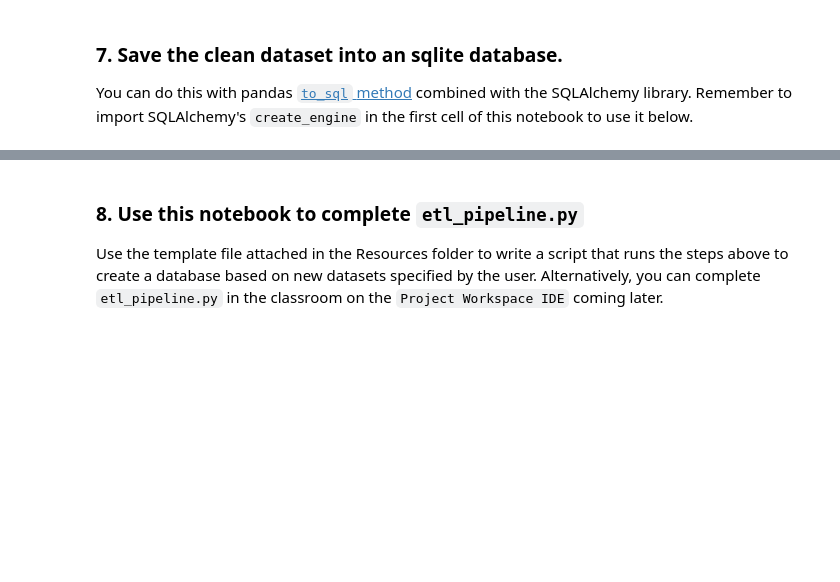
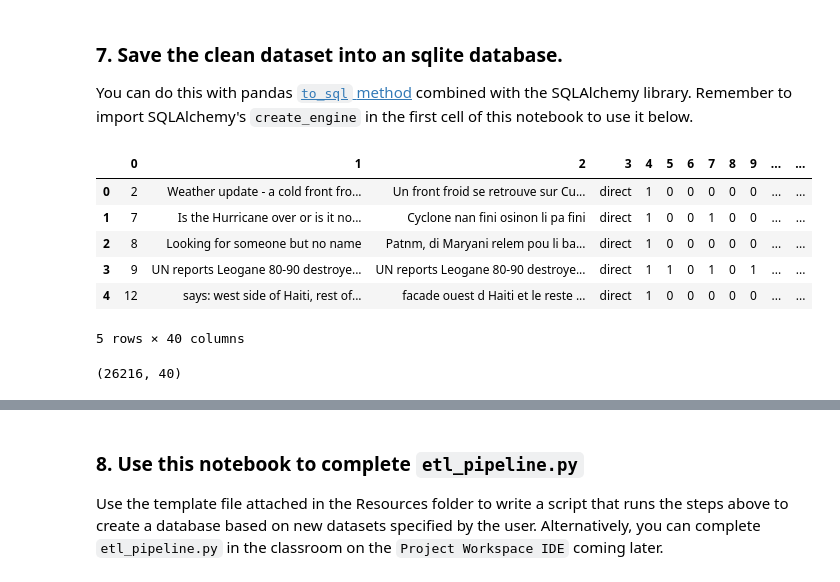
Before and after one commit to liankun/Udacity_Disaster_Response_Pipelines, a Jupyter notebook: ETL_ML_Pipeline/ETL Pipeline Preparation.ipynb, the cells around one changed output, grey strips where cells are left out. Cells and saved outputs as stored; diff of their text form; code cells hidden in the pictures; blank space fills up the shorter version.

Commit message:
add code to test DB

```diff
--- a/ETL_ML_Pipeline/ETL Pipeline Preparation.ipynb
+++ b/ETL_ML_Pipeline/ETL Pipeline Preparation.ipynb
@@ -230,3 +230,21 @@ You can do this with pandas [`to_sql` method](https://pandas.pydata.org/pandas-d
 # %%
 engine = create_engine('sqlite:///Udacity_Disaster_Response.db')
 df.to_sql('message_categories', engine, index=False)
+# %%
+#do some test to we got it right
+engine = create_engine('sqlite:///Udacity_Disaster_Response.db')
+test_df = pd.DataFrame(engine.execute("SELECT * FROM message_categories").fetchall())
+# %%
+test_df.head()
+# %% [output]
+|  | 0 | 1 | 2 | 3 | 4 | 5 | 6 | 7 | 8 | 9 | ... | ... |
+| 0 | 2 | Weather update - a cold front fro... | Un front froid se retrouve sur Cu... | direct | 1 | 0 | 0 | 0 | 0 | 0 | ... | ... |
+| 1 | 7 | Is the Hurricane over or is it no... | Cyclone nan fini osinon li pa fini | direct | 1 | 0 | 0 | 1 | 0 | 0 | ... | ... |
+| 2 | 8 | Looking for someone but no name | Patnm, di Maryani relem pou li ba... | direct | 1 | 0 | 0 | 0 | 0 | 0 | ... | ... |
+| 3 | 9 | UN reports Leogane 80-90 destroye... | UN reports Leogane 80-90 destroye... | direct | 1 | 1 | 0 | 1 | 0 | 1 | ... | ... |
+| 4 | 12 | says: west side of Haiti, rest of... | facade ouest d Haiti et le reste ... | direct | 1 | 0 | 0 | 0 | 0 | 0 | ... | ... |
+5 rows × 40 columns
+# %%
+test_df.shape
+# %% [output]
+(26216, 40)
```
Also changed, not shown: parts of 3 cells of this notebook.
